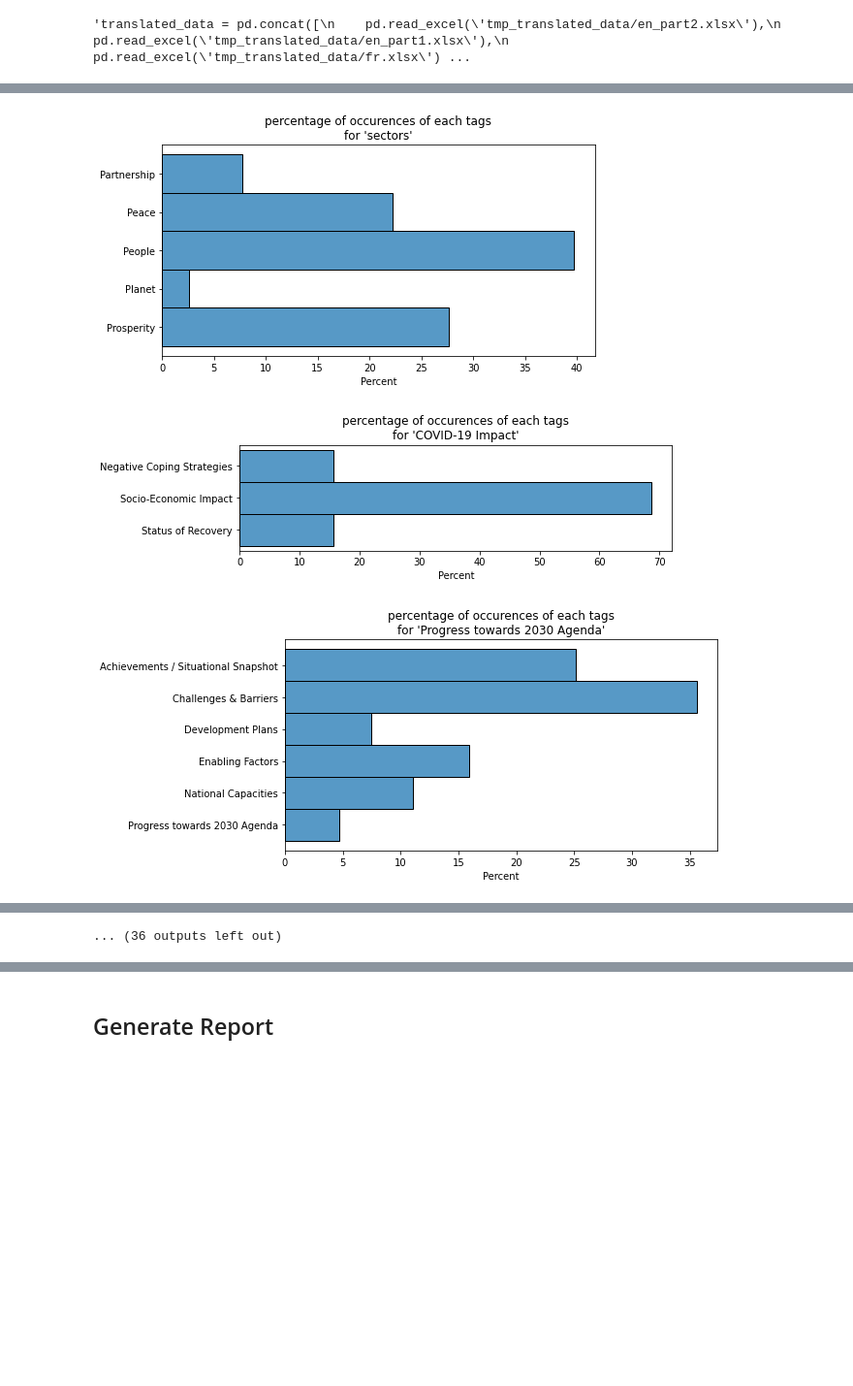
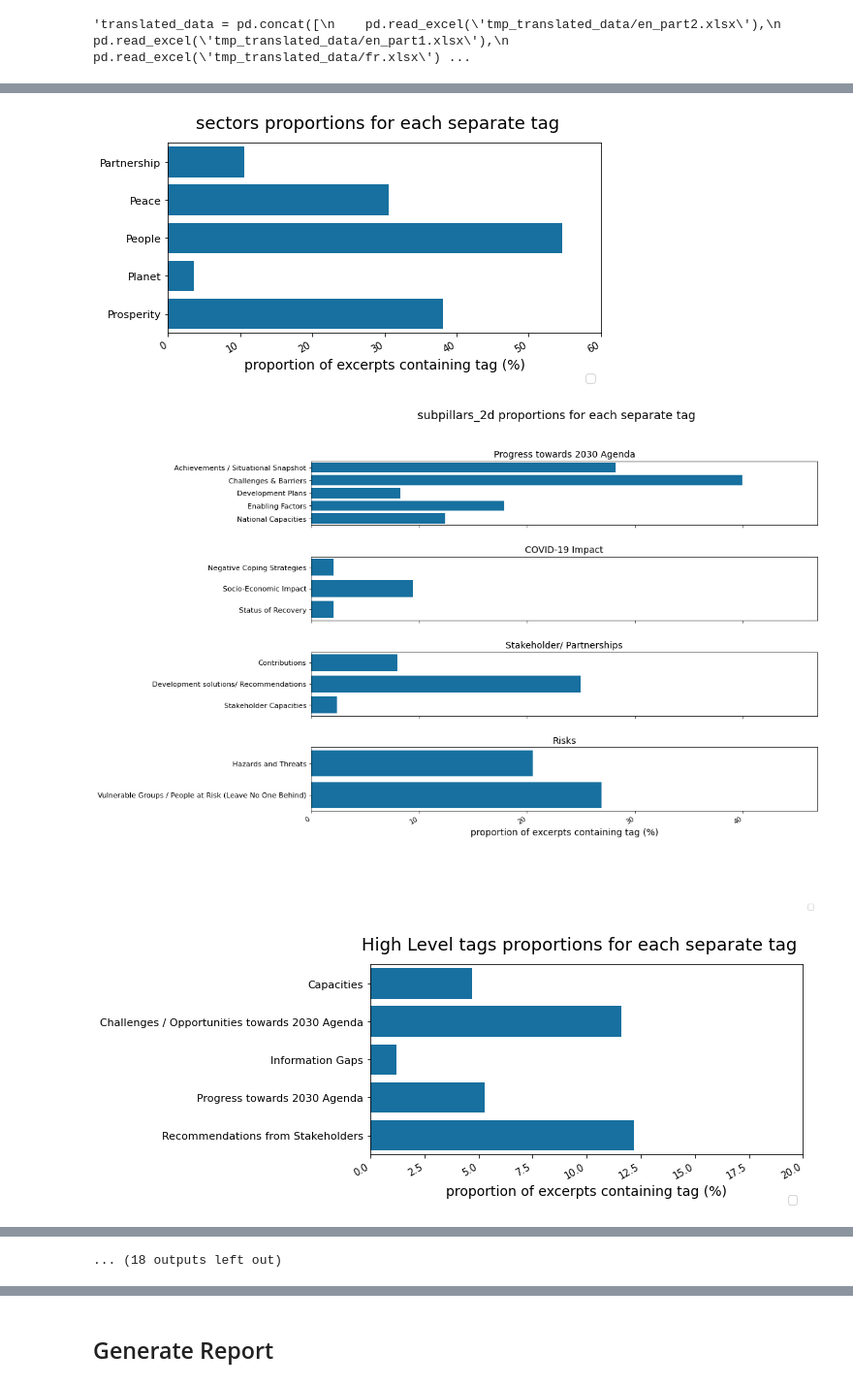
Before and after one commit to the-deep/deep-experiments, a Jupyter notebook: notebooks/models/selim/data_generation/UNDCO_report.ipynb, the cells around one changed output, grey strips where cells are left out. Shown at 97% size. Saved outputs shown, nothing was run; the diff lists cells and outputs as text; code cells hidden in the pictures; blank space fills up the shorter version.

```diff
--- a/notebooks/models/selim/data_generation/UNDCO_report.ipynb
+++ b/notebooks/models/selim/data_generation/UNDCO_report.ipynb
@@ -233,10 +241,7 @@ df_namibia.rename(columns={'en': 'excerpt'}).to_csv('UNDCO data/df_namibia.csv',
 # %%
 treated_columns = [
     "sectors",
-    "COVID-19 Impact",
-    "Progress towards 2030 Agenda",
-    "Stakeholder/ Partnerships",
-    "Risks",
+    "subpillars_2d",
     "High Level tags",
     "demographic groups",
     "specific needs groups",
@@ -250,23 +265,11 @@ data_as_dict = {one_proj_country: pd.read_csv(f'UNDCO data/df_{one_proj_country}
 # %%
 for one_project, df_one_project in data_as_dict.items():
     dir_one_proj = os.path.join('UNDCO data', 'vizu', one_project)
     if not os.path.exists(dir_one_proj):
         os.makedirs(dir_one_proj)
-    for col in treated_columns:
-        tot_labels = flatten(df_one_project[col].apply(literal_eval))
-        n_labels = len(set(tot_labels))
-        if n_labels>10:
-            width = 6
-        elif n_labels>3:
-            width = 4
-        else:
-            width = 2
-        plt.figure(figsize=(8, width))
-        sns.histplot(y=sorted(tot_labels), stat='percent')
-        plt.title(f"""percentage of occurences of each tags\nfor '{col}'""")
-        plt.savefig(os.path.join(dir_one_proj, f"stats_{col.replace('/', ',')}.png"), bbox_inches='tight', facecolor='white', dpi=200)
-        plt.show()
+    for col_name in treated_columns:
+        get_barplots(df_one_project[col_name], col_name, os.path.join(dir_one_proj, f"{col_name.replace('/', ',')}.png"))
 # %% [output]
-[figure, old version]
+[figure, new version]
-[figure, old version]
+[figure, new version]
-[figure, old version]
+[figure, new version]
@@ -282 +285 @@ for one_project, df_one_project in data_as_dict.items():
-... (36 outputs left out)
+... (18 outputs left out)
```
Also changed, not shown: parts of 14 cells of this notebook.
